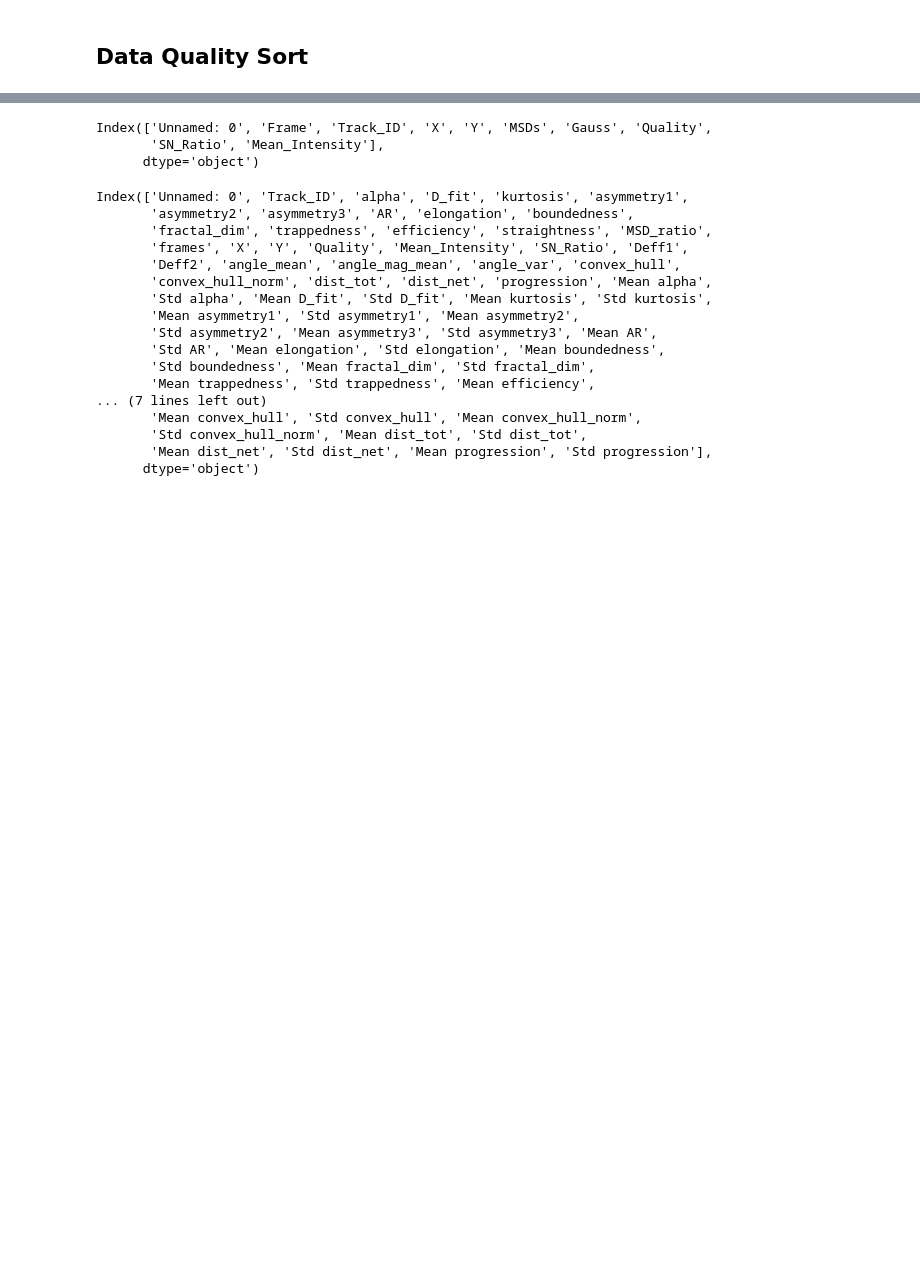
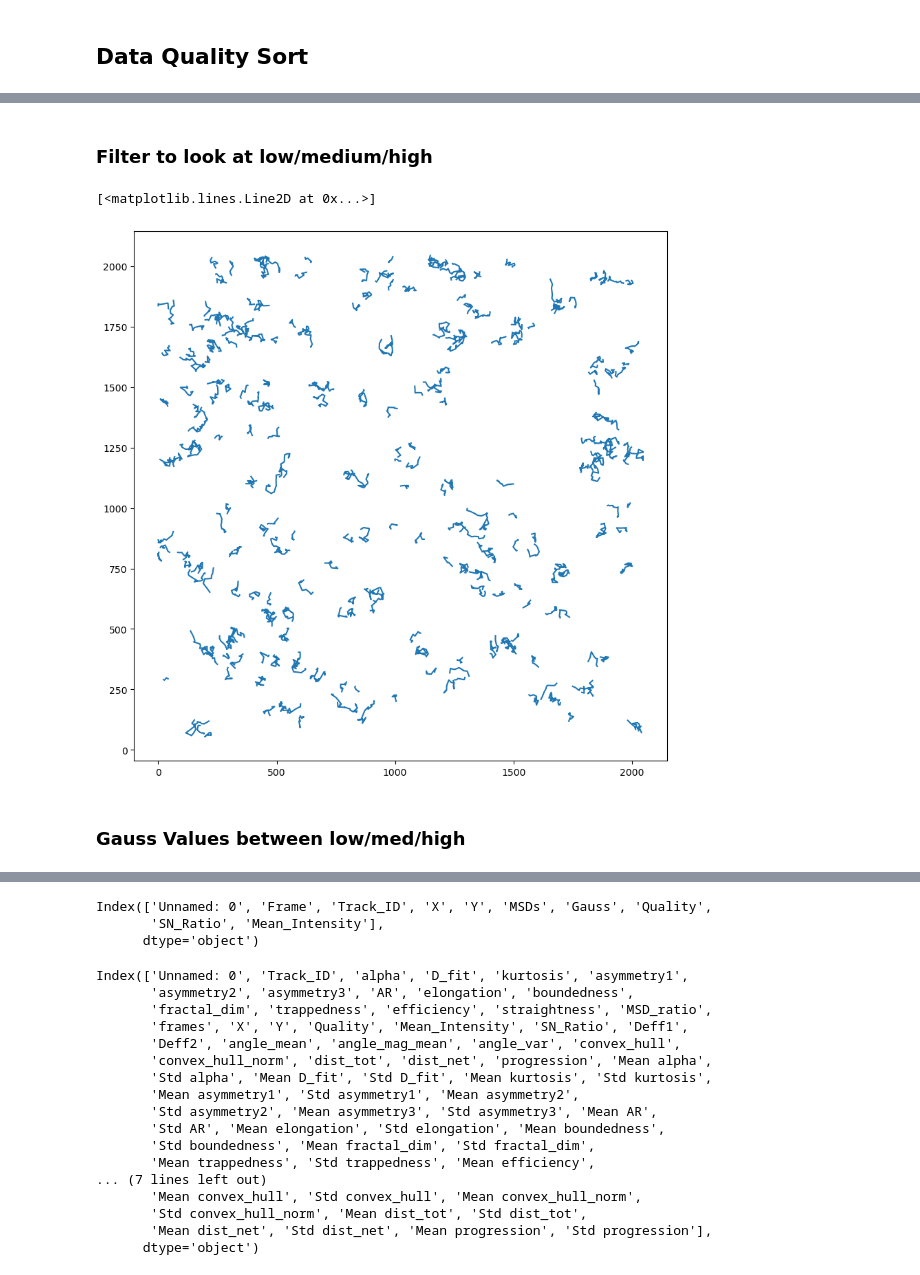
Before and after one commit to MPT-project-W24/mpt-statistical-testing, a Jupyter notebook: Workspaces/MPT_data_explore.ipynb, the cells around one changed output, grey strips where cells are left out. Drawn from its saved outputs; the diff is of its cells as text; code cells hidden in the pictures; blank space fills up the shorter version.

```diff
--- a/Workspaces/MPT_data_explore.ipynb
+++ b/Workspaces/MPT_data_explore.ipynb
@@ -191,0 +311,16 @@ video_quality_map(feature_path, msd_path, json_path, vid_code)
+# %% [markdown]
+### Filter to look at low/medium/high
+# %%
+# Filtered Data - high
+# high_Y
+track_id = 1
+particle = high_Y[high_Y['Track_ID'] == 1]
+
+
+plt.figure(figsize = (10,10))
+plt.plot(high_Y['X'], high_Y['Y'])
+# %% [output]
+[<matplotlib.lines.Line2D at 0x...>]
+[figure, added]
+# %% [markdown]
+### Gauss Values between low/med/high
```
Also changed, not shown: parts of 75 cells of this notebook.
